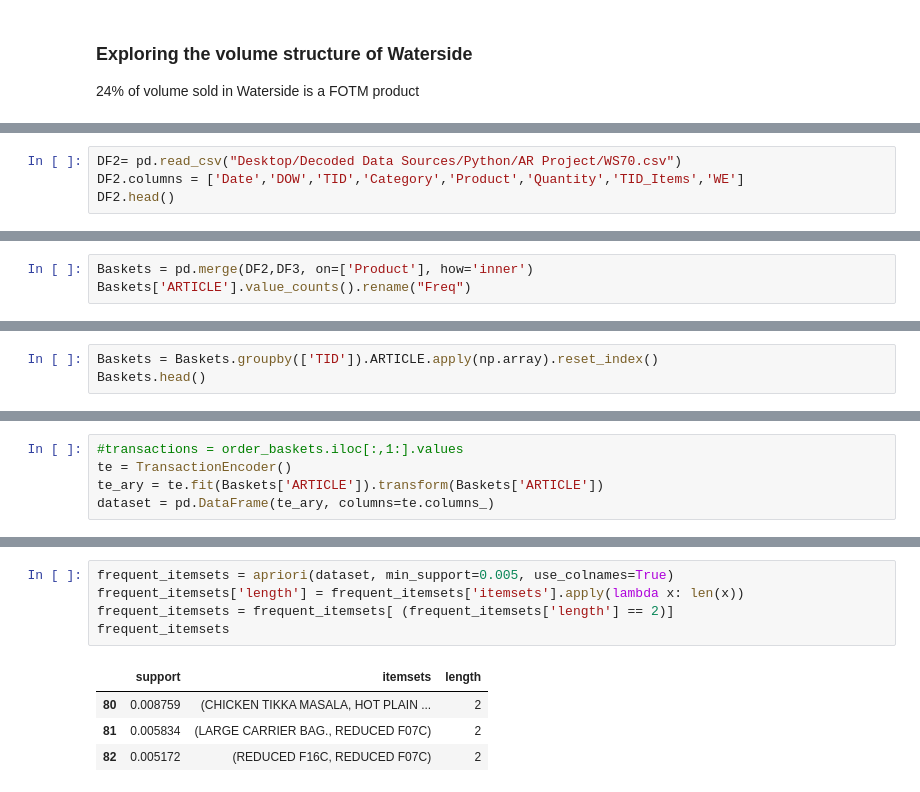
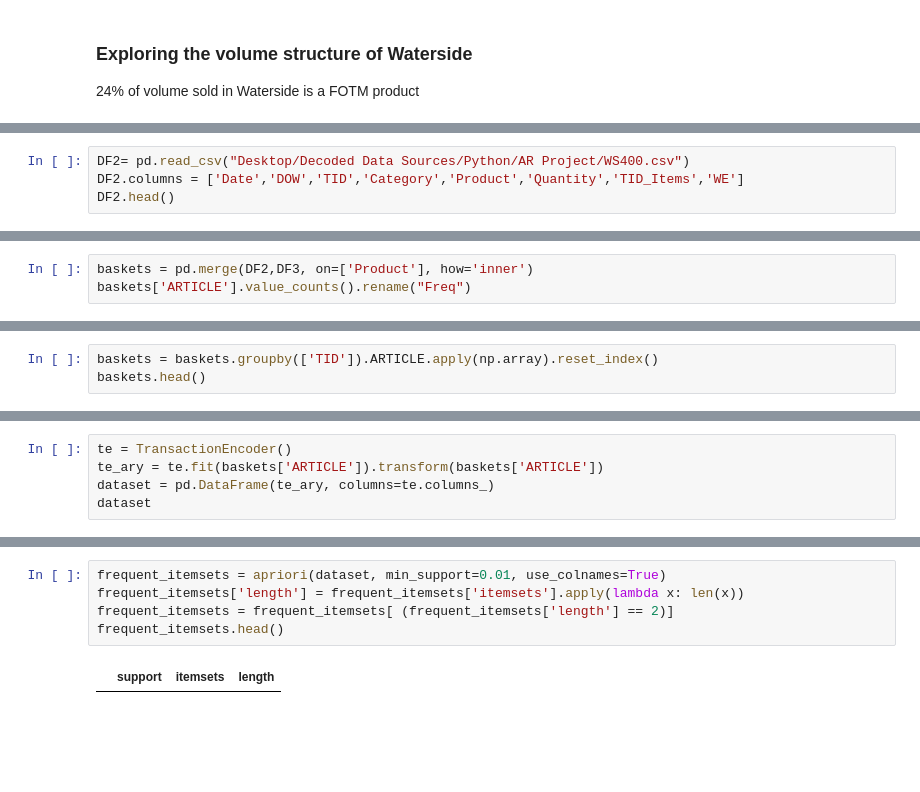
Before and after one commit to paulloughlin/Data-Fellowship-Decoded, a Jupyter notebook: AR Project.ipynb, the cells around one changed output, grey strips where cells are left out. Cells and saved outputs as stored; diff of their text form; blank space fills up the shorter version.

```diff
--- a/AR Project.ipynb
+++ b/AR Project.ipynb
@@ -56,5 +56,5 @@ plt.show()
 # %%
-DF2= pd.read_csv("Desktop/Decoded Data Sources/Python/AR Project/WS70.csv")
+DF2= pd.read_csv("Desktop/Decoded Data Sources/Python/AR Project/WS400.csv")
 DF2.columns = ['Date','DOW','TID','Category','Product','Quantity','TID_Items','WE']
 DF2.head()
 # %% [output]
@@ -78,4 +78,4 @@ DF3.head()
 # %%
-Baskets = pd.merge(DF2,DF3, on=['Product'], how='inner')
-Baskets['ARTICLE'].value_counts().rename("Freq")
+baskets = pd.merge(DF2,DF3, on=['Product'], how='inner')
+baskets['ARTICLE'].value_counts().rename("Freq")
 # %% [output]
@@ -99,5 +101,5 @@ Name: Freq, Length: 3397, dtype: int64
 # %%
-Baskets = Baskets.groupby(['TID']).ARTICLE.apply(np.array).reset_index()
-Baskets.head()
+baskets = baskets.groupby(['TID']).ARTICLE.apply(np.array).reset_index()
+baskets.head()
 # %% [output]
 |  | TID | ARTICLE |
@@ -109,5 +113,5 @@ Baskets.head()
 # %%
-#transactions = order_baskets.iloc[:,1:].values
 te = TransactionEncoder()
-te_ary = te.fit(Baskets['ARTICLE']).transform(Baskets['ARTICLE'])
+te_ary = te.fit(baskets['ARTICLE']).transform(baskets['ARTICLE'])
 dataset = pd.DataFrame(te_ary, columns=te.columns_)
+dataset
@@ -114,10 +137,7 @@ dataset = pd.DataFrame(te_ary, columns=te.columns_)
 # %%
-frequent_itemsets = apriori(dataset, min_support=0.005, use_colnames=True)
+frequent_itemsets = apriori(dataset, min_support=0.01, use_colnames=True)
 frequent_itemsets['length'] = frequent_itemsets['itemsets'].apply(lambda x: len(x))
 frequent_itemsets = frequent_itemsets[ (frequent_itemsets['length'] == 2)]
-frequent_itemsets
+frequent_itemsets.head()
 # %% [output]
 |  | support | itemsets | length |
-| 80 | 0.008759 | (CHICKEN TIKKA MASALA, HOT PLAIN ... | 2 |
-| 81 | 0.005834 | (LARGE CARRIER BAG., REDUCED F07C) | 2 |
-| 82 | 0.005172 | (REDUCED F16C, REDUCED F07C) | 2 |
```
Also changed, not shown: parts of 11 cells of this notebook.
